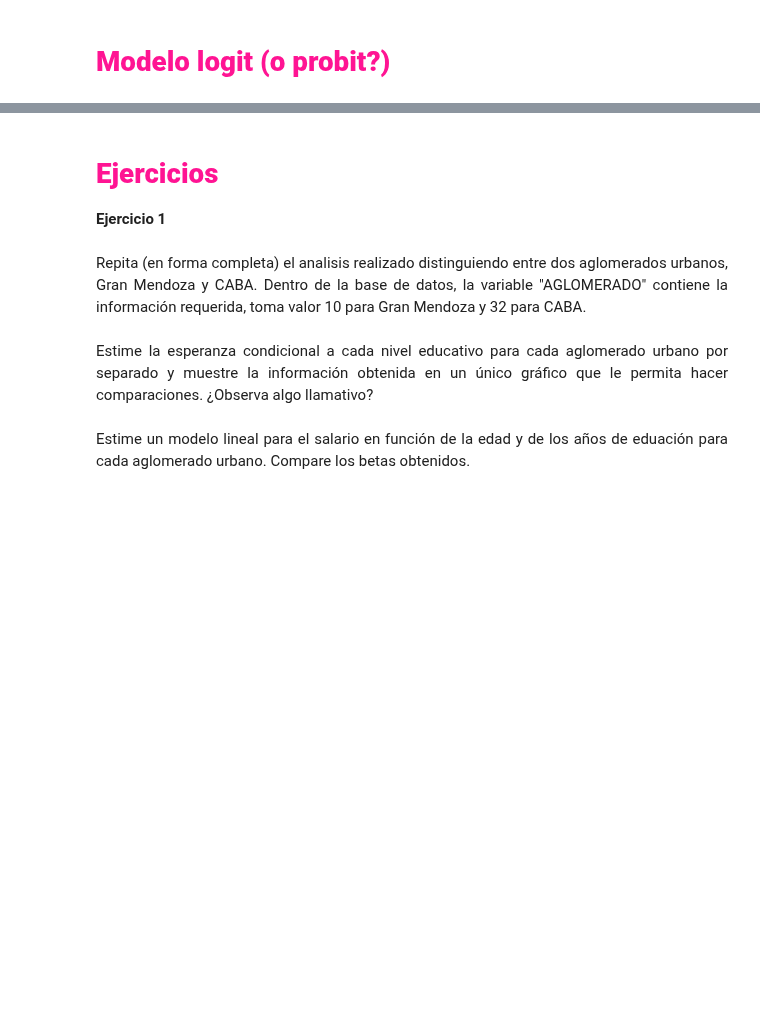
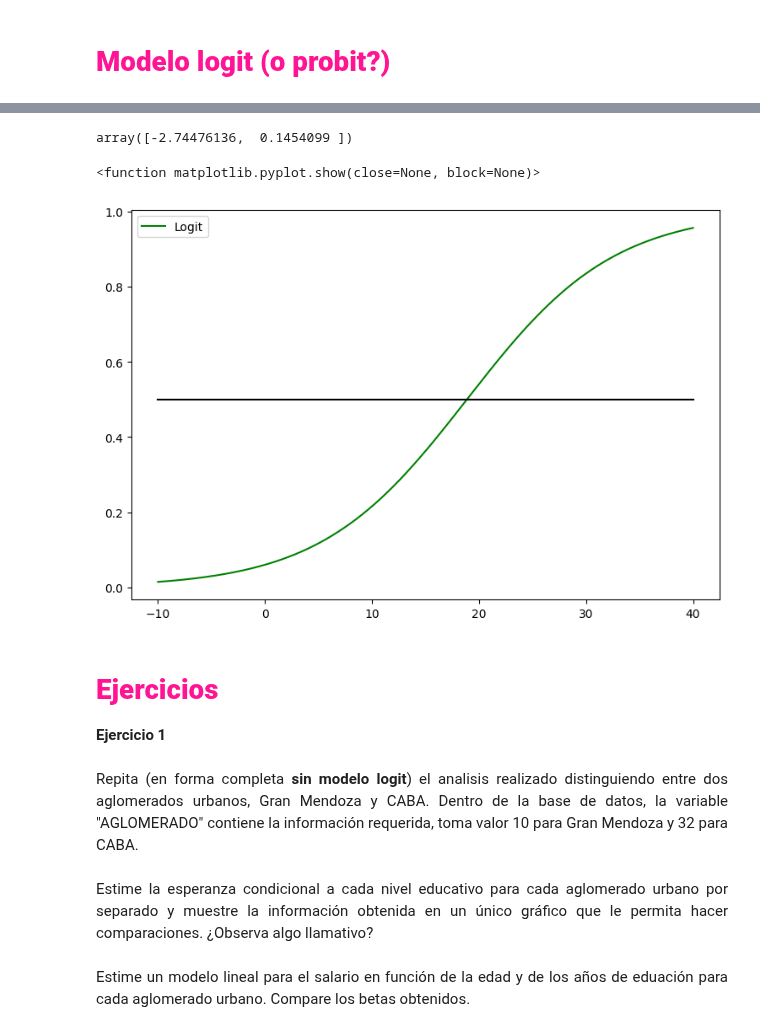
Before and after one commit to cristiandarioortegayubro/BDS, a Jupyter notebook: modulo.02/bds_estadistica_001_01.ipynb, the cells around one changed output, grey strips where cells are left out. Saved outputs shown, nothing was run; the diff lists cells and outputs as text; code cells hidden in the pictures; blank space fills up the shorter version.

```diff
--- a/modulo.02/bds_estadistica_001_01.ipynb
+++ b/modulo.02/bds_estadistica_001_01.ipynb
@@ -392,8 +427,44 @@ La regla es sensilla, se asigna valor $1$ a $Y$ siestimamos que su probabilidad
+# %%
+def logv(beta0, beta1, y, x):
+  sum = 0
+  for i in range(len(y)):
+    if y[i] == 1:
+      sum +=  np.log(np.exp(beta0 + beta1*x[i]) / (1 + np.exp(beta0 + beta1*x[i])))
+    else:
+      sum +=  np.log(1 / (1 + np.exp(beta0 + beta1*x[i])))
+  return sum
+# %%
+def opt(Beta0):
+  return (-1)*logv(Beta0[0], Beta0[1], dico, np.array(Base_limpia['Estudio']))
+# %%
+Beta0 = (0, 0)
+Beta_hat = sc.optimize.minimize(opt, Beta0, method='BFGS').x
+Beta_hat
+# %% [output]
+array([-2.74476136,  0.1454099 ])
+# %%
+def prob(x, beta0, beta1):
+  return np.exp(beta0 + beta1*x) / (1 + np.exp(beta0 + beta1*x))
+# %%
+X = np.linspace(-10,40,1000)
+mitad = np.linspace(0.5,0.5,1000)
+Y = []
+for x in X:
+  Y.append(prob(x, Beta_hat[0], Beta_hat[1]))
+
+fig, ax = plt.subplots(figsize=(9,6))
+ax.plot(X, Y, label='Logit', color='green')
+ax.plot(X, mitad, color='black')
+ax.legend()
+plt.show
+# %% [output]
+<function matplotlib.pyplot.show(close=None, block=None)>
+[figure, added]
 # %% [markdown]
 # **<font color="DeepPink">Ejercicios</font>**
 <p align="justify">
 <strong>Ejercicio 1</strong><br><br>
-Repita (en forma completa) el analisis realizado distinguiendo entre dos aglomerados urbanos, Gran Mendoza y CABA. Dentro de la base de datos, la variable "AGLOMERADO" contiene la información requerida, toma valor 10 para Gran Mendoza y 32 para CABA.<br><br>
+Repita (en forma completa <strong>sin modelo logit</strong>) el analisis realizado distinguiendo entre dos aglomerados urbanos, Gran Mendoza y CABA. Dentro de la base de datos, la variable "AGLOMERADO" contiene la información requerida, toma valor 10 para Gran Mendoza y 32 para CABA.<br><br>
 Estime la esperanza condicional a cada nivel educativo para cada aglomerado urbano por separado y muestre la información obtenida en un único gráfico que le permita hacer comparaciones. ¿Observa algo llamativo?<br><br>
 Estime un modelo lineal para el salario en función de la edad y de los años de eduación para cada aglomerado urbano. Compare los betas obtenidos.
 </p>
```
Also changed, not shown: parts of 13 cells of this notebook.
